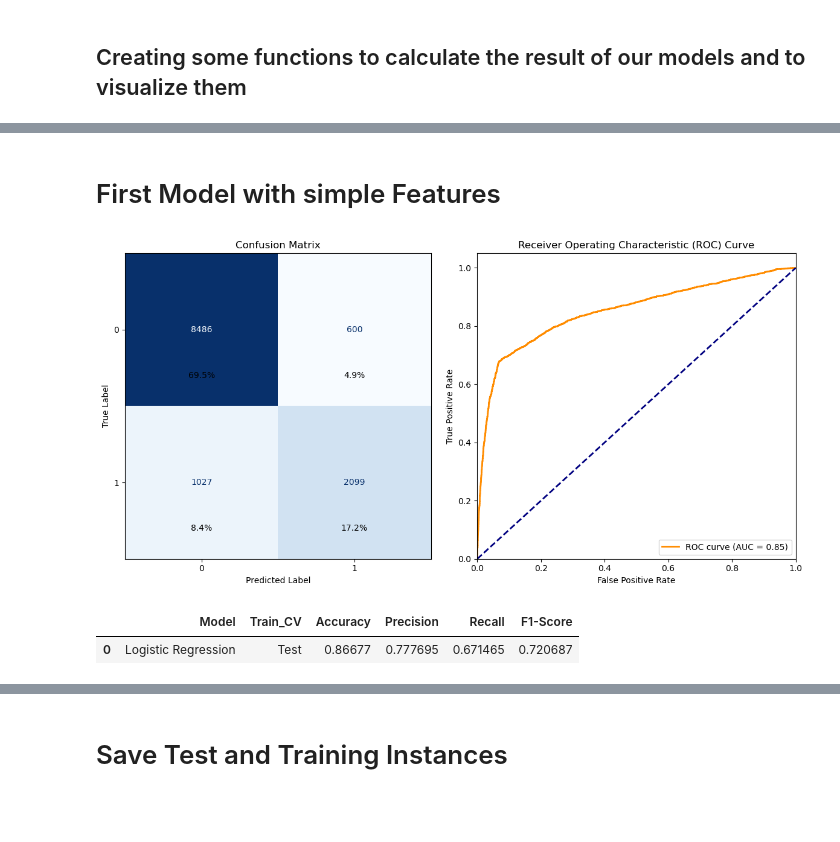
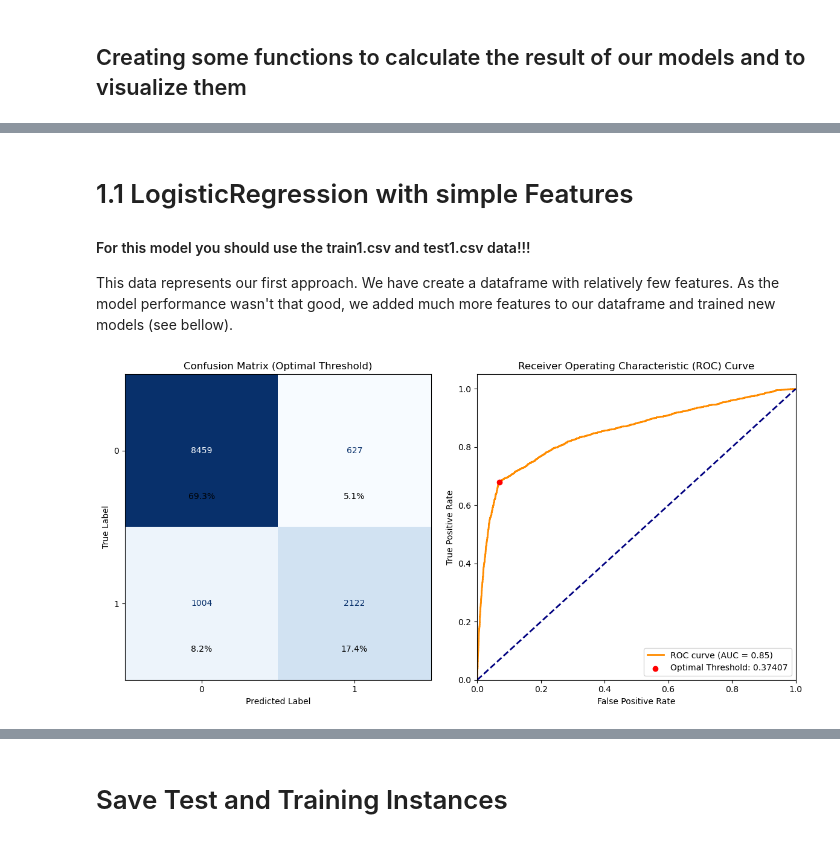
Before and after one commit to GOget42/CS_Group_Project, a Jupyter notebook: Jupyter Notebooks for Data Preprocessing/Modeling.ipynb, the cells around one changed output, grey strips where cells are left out. Saved outputs shown, nothing was run; the diff lists cells and outputs as text; code cells hidden in the pictures; blank space fills up the shorter version.

Commit message:
Finished Modeling part

```diff
--- a/Jupyter Notebooks for Data Preprocessing/Modeling.ipynb
+++ b/Jupyter Notebooks for Data Preprocessing/Modeling.ipynb
@@ -37,3 +58,13 @@ y_test = pd.read_csv("/Users/elocher/Computer_Science/FCS_Group/Data_for_modelin
+# %%
+# Data for the first simple Model (before adding more features)
+X_train1 = pd.read_csv("/Users/elocher/Computer_Science/FCS_Group/Data_for_modeling/X_train1.csv")
+X_test1 = pd.read_csv("/Users/elocher/Computer_Science/FCS_Group/Data_for_modeling/X_test1.csv")
+y_train1 = pd.read_csv("/Users/elocher/Computer_Science/FCS_Group/Data_for_modeling/y_train1.csv")
+y_test1 = pd.read_csv("/Users/elocher/Computer_Science/FCS_Group/Data_for_modeling/y_test1.csv")
+# %%
+# transform y_train and y_test to 1D array
+y_train1 = y_train1.values.ravel()
+y_test1 = y_test1.values.ravel()
 # %% [markdown]
 ---
 # %%
@@ -200,12 +245,13 @@ def compute_metrics(model, X_train, y_train, X_test, y_test, scorer, model_name=
 # %% [markdown]
-# First Model with simple Features
+# 1.1 LogisticRegression with simple Features
+#### For this model you should use the train1.csv and test1.csv data!!!
+
+This data represents our first approach. We have create a dataframe with relatively few features. As the model performance wasn't that good, we added much more features to our dataframe and trained new models (see bellow).
 # %%
 # Initialize the logistic regression model
 log_reg = LogisticRegression(solver='liblinear')  # 'liblinear' is good for small datasets
 # %%
-compute_metrics(log_reg, X_train, y_train, X_test, y_test, scorer=scorer, model_name="Logistic Regression")
+log_reg_score = compute_metrics(log_reg, X_train1, y_train1, X_test1, y_test1, scorer=scorer, model_name="Logistic Regression")
 # %% [output]
-[figure, old version]
+[figure, new version]
-|  | Model | Train_CV | Accuracy | Precision | Recall | F1-Score |
-| 0 | Logistic Regression | Test | 0.86677 | 0.777695 | 0.671465 | 0.720687 |
 # %%
```
Also changed, not shown: parts of 120 cells of this notebook.
